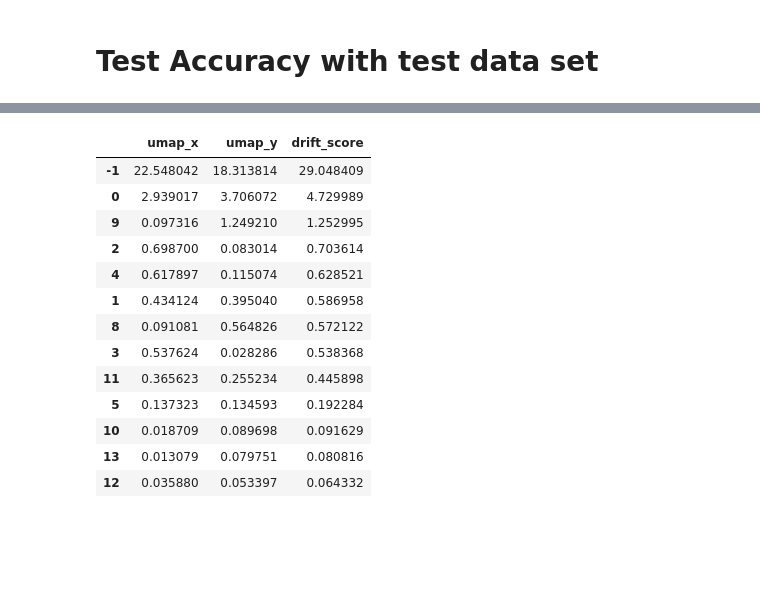
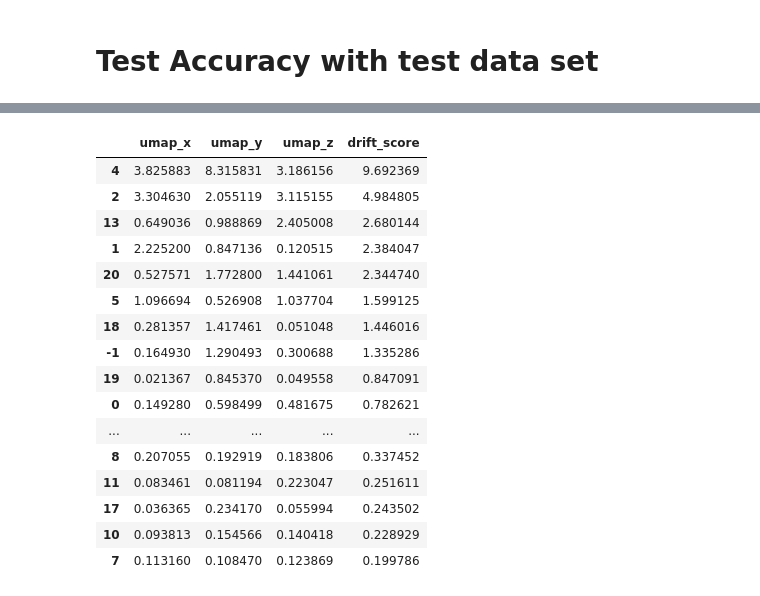
Before and after one commit to G-cae78/ProtectTheHoney, a Jupyter notebook: Machine Learning/HDBSCAN_train-2.ipynb, the cells around one changed output, grey strips where cells are left out. Drawn from its saved outputs; the diff is of its cells as text; code cells hidden in the pictures; blank space fills up the shorter version.

```diff
--- a/Machine Learning/HDBSCAN_train-2.ipynb
+++ b/Machine Learning/HDBSCAN_train-2.ipynb
@@ -1051,0 +1202,35 @@ Points marked as noise (-1): 28 / 186 (15.1%)
+# %%
+from sklearn.neighbors import NearestNeighbors
+from scipy.sparse import hstack, csr_matrix
+
+# --- Build test features (same transforms as training, fitted on train only) ---
+test_data["path_text"] = test_data["paths"].apply(lambda xs: " ".join(map(str, xs)))
+
+X_test_txt = tfidf.transform(test_data["path_text"].fillna(""))
+X_test_num = scaler.transform(test_data[num_cols].fillna(0))
+X_test = hstack([X_test_txt, csr_matrix(X_test_num)])
+
+# --- Assign cluster labels via 1-NN against training set ---
+# HDBSCAN approximate_predict doesn't support cosine, so we use the same
+# NN approach as the production pipeline.
+nn = NearestNeighbors(n_neighbors=1, metric="cosine", algorithm="brute")
+nn.fit(X_train)
+
+distances, indices = nn.kneighbors(X_test)
+nn_clusters = train_data["cluster"].iloc[indices[:, 0]].values
+
+# Apply the same 85th-percentile noise threshold used in production
+threshold = float(np.percentile(distances[:, 0], 85))
+test_data["cluster_pred"] = np.where(distances[:, 0] > threshold, -1, nn_clusters)
+
+# --- Project test data through the existing UMAP reducer ---
+X_test_dense = X_test.toarray()
+test_embedding = reducer.transform(X_test_dense)
+test_data["umap_x"] = test_embedding[:, 0]
+test_data["umap_y"] = test_embedding[:, 1]
+if test_embedding.shape[1] > 2:
+    test_data["umap_z"] = test_embedding[:, 2]
+
+print(f"Test windows         : {len(test_data):,}")
+print(f"Cluster distribution :\n{test_data['cluster_pred'].value_counts().sort_index()}")
+print(f"NN distance threshold (85th pct): {threshold:.4f}")
@@ -1052,27 +1255,32 @@ Points marked as noise (-1): 28 / 186 (15.1%)
 # %%
-train_centroid = train_data.groupby("cluster")[["umap_x", "umap_y"]].mean()
-test_centroid  = test_data.groupby("cluster_pred")[["umap_x", "umap_y"]].mean()
+umap_cols = ["umap_x", "umap_y"] + (["umap_z"] if "umap_z" in train_data.columns else [])
+
+train_centroid = train_data.groupby("cluster")[umap_cols].mean()
+test_centroid  = test_data.groupby("cluster_pred")[umap_cols].mean()
 
 common = train_centroid.index.intersection(test_centroid.index)
 
 drift = (train_centroid.loc[common] - test_centroid.loc[common]).abs()
-drift["drift_score"] = np.sqrt(drift["umap_x"]**2 + drift["umap_y"]**2)
+drift["drift_score"] = np.sqrt((drift[umap_cols] ** 2).sum(axis=1))
 
 drift.sort_values("drift_score", ascending=False).head(20)
 # %% [output]
-|  | umap_x | umap_y | drift_score |
-| -1 | 22.548042 | 18.313814 | 29.048409 |
-| 0 | 2.939017 | 3.706072 | 4.729989 |
-| 9 | 0.097316 | 1.249210 | 1.252995 |
-| 2 | 0.698700 | 0.083014 | 0.703614 |
-| 4 | 0.617897 | 0.115074 | 0.628521 |
-| 1 | 0.434124 | 0.395040 | 0.586958 |
-| 8 | 0.091081 | 0.564826 | 0.572122 |
-| 3 | 0.537624 | 0.028286 | 0.538368 |
-| 11 | 0.365623 | 0.255234 | 0.445898 |
-| 5 | 0.137323 | 0.134593 | 0.192284 |
-| 10 | 0.018709 | 0.089698 | 0.091629 |
-| 13 | 0.013079 | 0.079751 | 0.080816 |
-| 12 | 0.035880 | 0.053397 | 0.064332 |
+|  | umap_x | umap_y | umap_z | drift_score |
+| 4 | 3.825883 | 8.315831 | 3.186156 | 9.692369 |
+| 2 | 3.304630 | 2.055119 | 3.115155 | 4.984805 |
+| 13 | 0.649036 | 0.988869 | 2.405008 | 2.680144 |
+| 1 | 2.225200 | 0.847136 | 0.120515 | 2.384047 |
+| 20 | 0.527571 | 1.772800 | 1.441061 | 2.344740 |
+| 5 | 1.096694 | 0.526908 | 1.037704 | 1.599125 |
+| 18 | 0.281357 | 1.417461 | 0.051048 | 1.446016 |
+| -1 | 0.164930 | 1.290493 | 0.300688 | 1.335286 |
+| 19 | 0.021367 | 0.845370 | 0.049558 | 0.847091 |
+| 0 | 0.149280 | 0.598499 | 0.481675 | 0.782621 |
+| ... | ... | ... | ... | ... |
+| 8 | 0.207055 | 0.192919 | 0.183806 | 0.337452 |
+| 11 | 0.083461 | 0.081194 | 0.223047 | 0.251611 |
+| 17 | 0.036365 | 0.234170 | 0.055994 | 0.243502 |
+| 10 | 0.093813 | 0.154566 | 0.140418 | 0.228929 |
+| 7 | 0.113160 | 0.108470 | 0.123869 | 0.199786 |
 # %%
 import matplotlib.patches as mpatches
```
Also changed, not shown: parts of 22 cells of this notebook, 1 other file.
